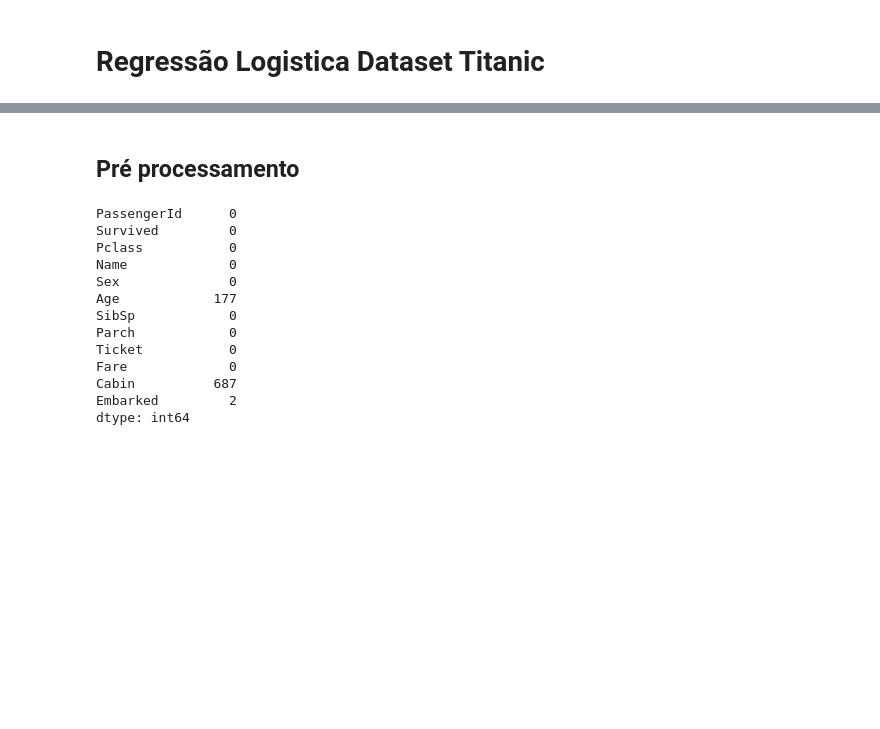
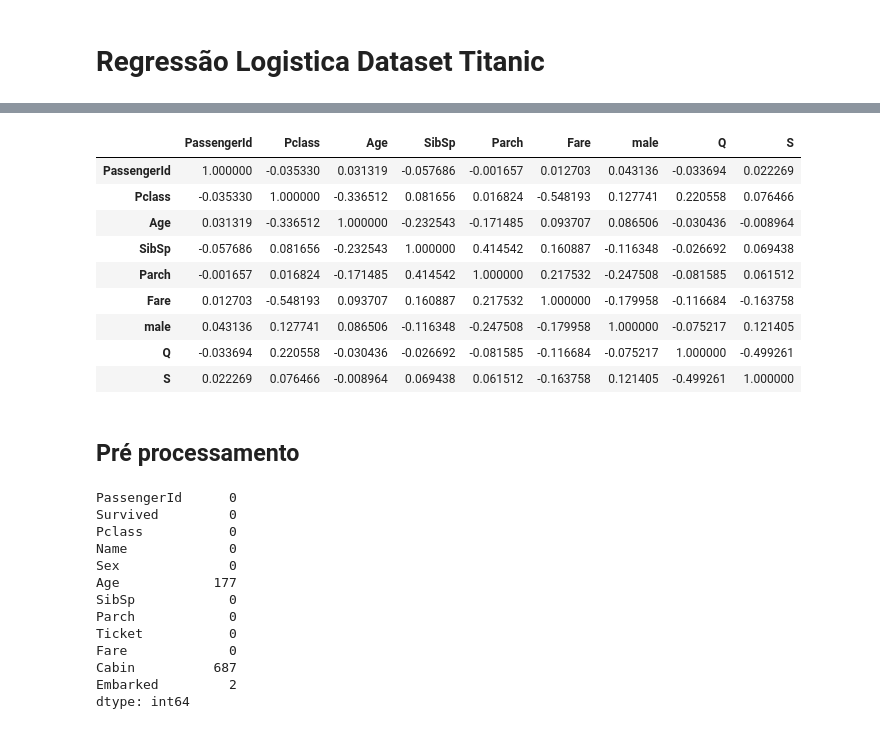
Before and after one commit to matheusjerico/deeplearning, a Jupyter notebook: LogisticRegression_sklearn/Logistic_Regression_Titanic.ipynb, the cells around one changed output, grey strips where cells are left out. Saved outputs shown, nothing was run; the diff lists cells and outputs as text; code cells hidden in the pictures; blank space fills up the shorter version.

```diff
--- a/Logistic_Regression_Titanic.ipynb
+++ b/LogisticRegression_sklearn/Logistic_Regression_Titanic.ipynb
@@ -21,3 +21,16 @@ train_dataset.head(3)
+# %%
+train_dataset.corr()
+# %% [output]
+|  | PassengerId | Pclass | Age | SibSp | Parch | Fare | male | Q | S |
+| PassengerId | 1.000000 | -0.035330 | 0.031319 | -0.057686 | -0.001657 | 0.012703 | 0.043136 | -0.033694 | 0.022269 |
+| Pclass | -0.035330 | 1.000000 | -0.336512 | 0.081656 | 0.016824 | -0.548193 | 0.127741 | 0.220558 | 0.076466 |
+| Age | 0.031319 | -0.336512 | 1.000000 | -0.232543 | -0.171485 | 0.093707 | 0.086506 | -0.030436 | -0.008964 |
+| SibSp | -0.057686 | 0.081656 | -0.232543 | 1.000000 | 0.414542 | 0.160887 | -0.116348 | -0.026692 | 0.069438 |
+| Parch | -0.001657 | 0.016824 | -0.171485 | 0.414542 | 1.000000 | 0.217532 | -0.247508 | -0.081585 | 0.061512 |
+| Fare | 0.012703 | -0.548193 | 0.093707 | 0.160887 | 0.217532 | 1.000000 | -0.179958 | -0.116684 | -0.163758 |
+| male | 0.043136 | 0.127741 | 0.086506 | -0.116348 | -0.247508 | -0.179958 | 1.000000 | -0.075217 | 0.121405 |
+| Q | -0.033694 | 0.220558 | -0.030436 | -0.026692 | -0.081585 | -0.116684 | -0.075217 | 1.000000 | -0.499261 |
+| S | 0.022269 | 0.076466 | -0.008964 | 0.069438 | 0.061512 | -0.163758 | 0.121405 | -0.499261 | 1.000000 |
 # %% [markdown]
 ## Pré processamento
 # %%
```
Also changed, not shown: parts of 4 cells of this notebook, 19 other files.
